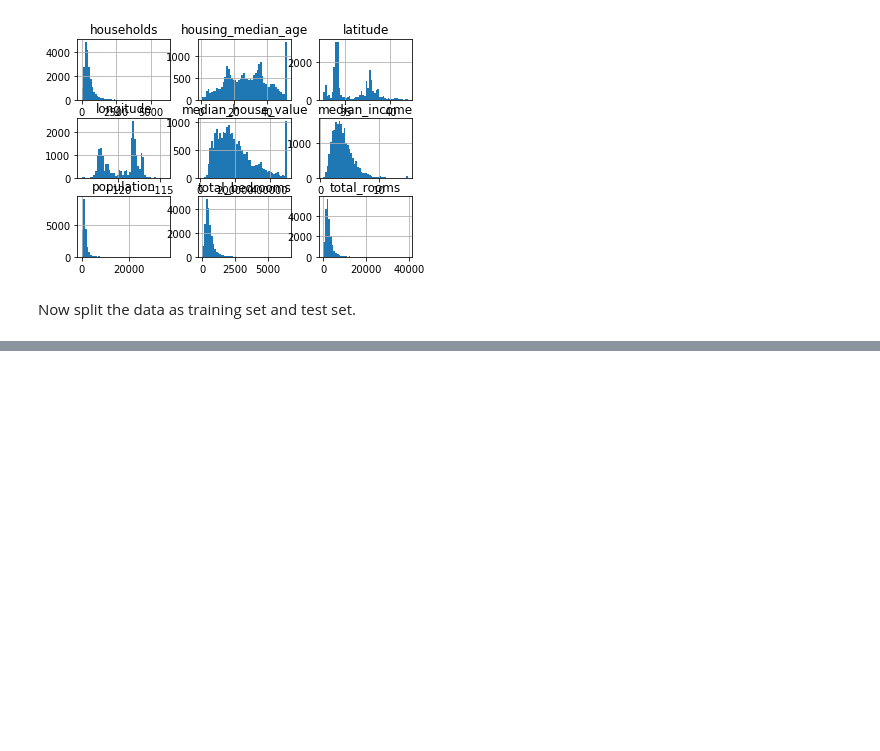
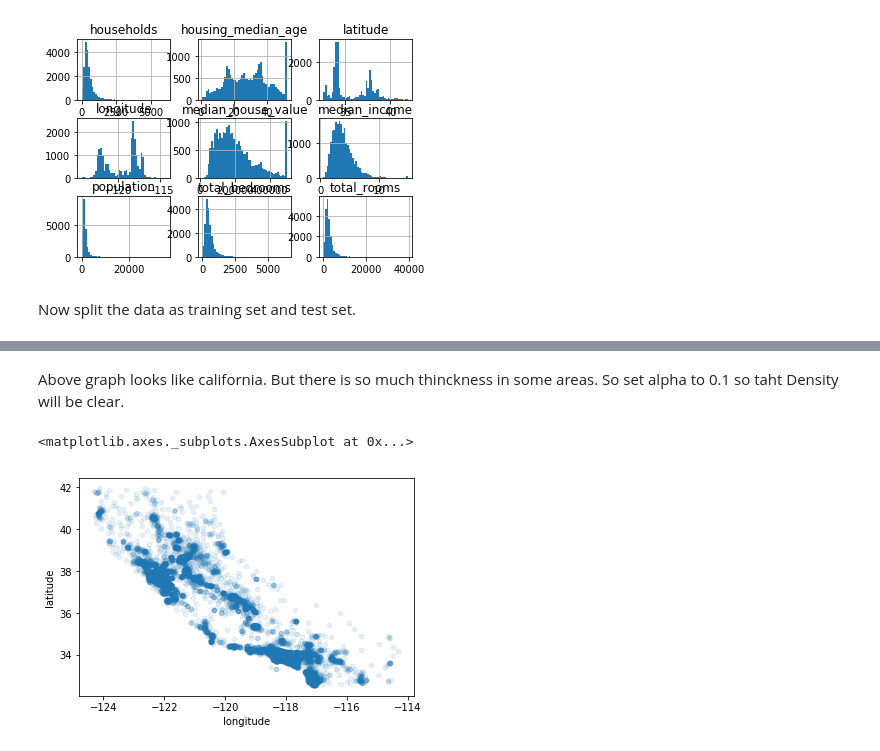
Before and after one commit to venkat2ram/Python, a Jupyter notebook: Chapter2.ipynb, the cells around one changed output, grey strips where cells are left out. Drawn from its saved outputs; the diff is of its cells as text; code cells hidden in the pictures; blank space fills up the shorter version.

```diff
--- a/Chapter2.ipynb
+++ b/Chapter2.ipynb
@@ -102,0 +116,7 @@ def split_train_test(Data,test_ratio):
+# %% [markdown]
+Above graph looks like california. But there is so much thinckness in some areas. So set alpha to 0.1 so taht Density will be clear.
+# %%
+train_set.plot(x="longitude",y="latitude",kind="scatter",alpha=0.1)
+# %% [output]
+<matplotlib.axes._subplots.AxesSubplot at 0x...>
+[figure, added]
```
Also changed, not shown: parts of 8 cells of this notebook.
